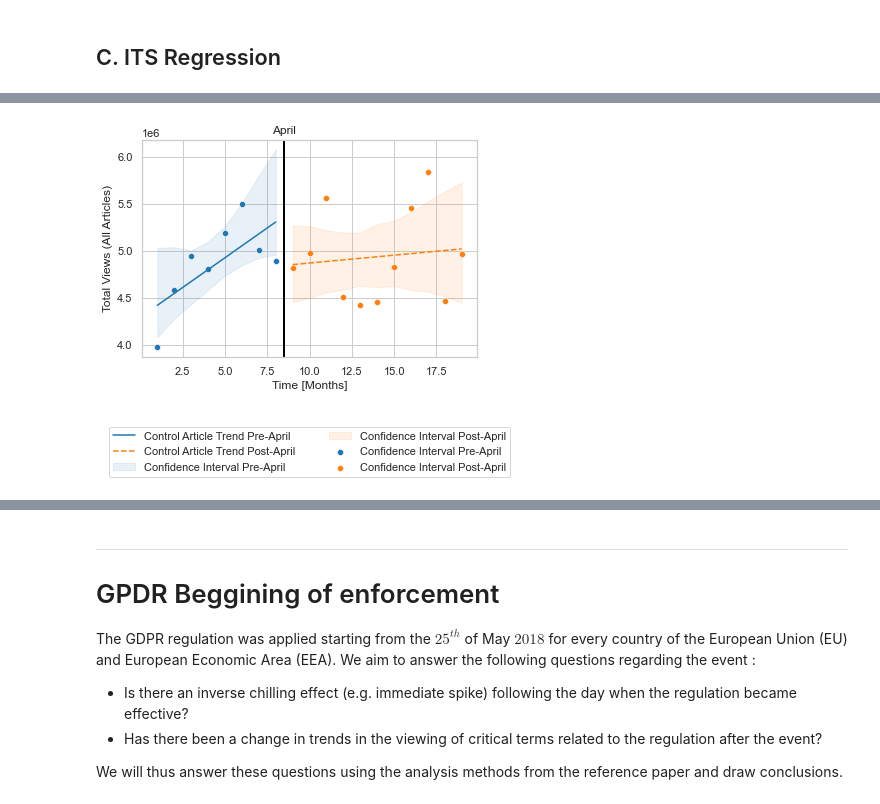
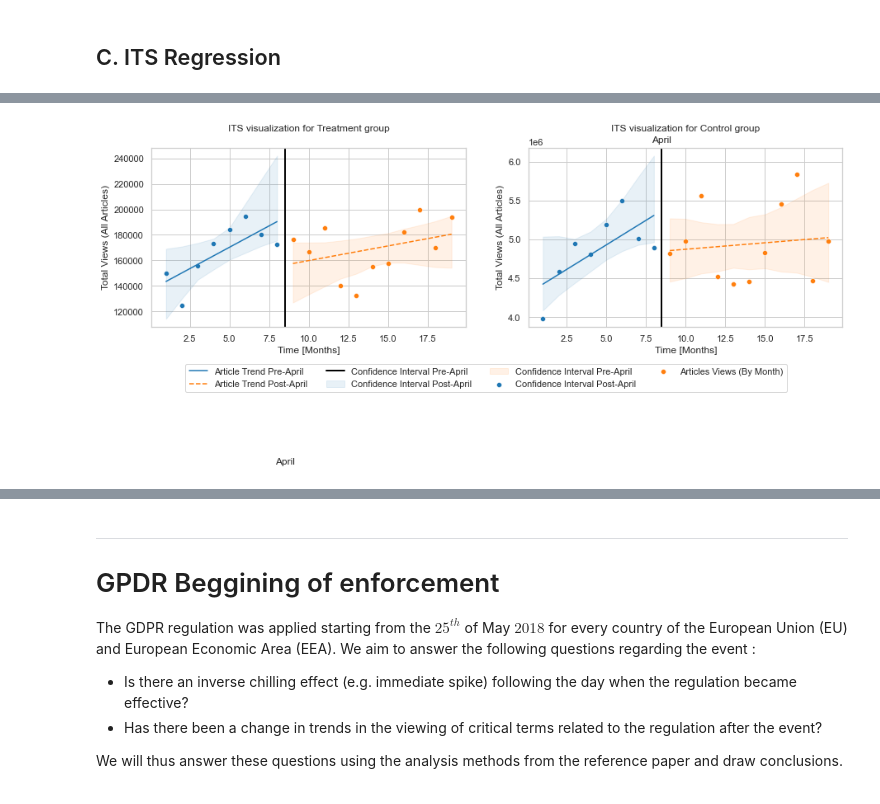
Before and after one commit to epfl-ada/ada-2020-project-milestone-p3-p3_studybuddy, a Jupyter notebook: MilestoneP3.ipynb, the cells around one changed output, grey strips where cells are left out. Cells and saved outputs as stored; diff of their text form; code cells hidden in the pictures.

Commit message:
Implemented one subplot for all plots

```diff
--- a/MilestoneP3.ipynb
+++ b/MilestoneP3.ipynb
@@ -895,7 +895,7 @@ def bootstrap_CI(data, nbr_draws, fit_formula):
         group_means = np.append(group_means, np.array([[np.nanpercentile(means[:,i], 2.5), np.nanpercentile(means[:,i], 97.5)]]), axis=0)
     return group_means
 # %%
-def plot_trends_confidence_intervals(df, reference_point, ypred, y_error, color):
+def plot_trends_confidence_intervals(df, reference_point, ypred, y_error, color, ax = None):
     '''
     Plot the monthly time series and regressions with the confidence interval for the
     given dataset and its interruption moment.
@@ -913,8 +913,12 @@ def plot_trends_confidence_intervals(df, reference_point, ypred, y_error, color)
     color : list
         the list of colors for plotting pre- and post-trends
     '''
-    plt.plot(df['time'][:reference_point], ypred[:reference_point], color=color[0], linestyle='-')
-    plt.plot(df['time'][reference_point:], ypred[reference_point:], color=color[1], linestyle='--')
-    plt.fill_between(df['time'][:reference_point], y_error[:,0][:reference_point], y_error[:,1][:reference_point], color=color[0], alpha=0.1)
-    plt.fill_between(df['time'][reference_point:], y_error[:,0][reference_point:], y_error[:,1][reference_point:], color=color[1], alpha=0.1)
+
+    if ax == None :
+        ax = plt
+
+    ax.plot(df['time'][:reference_point], ypred[:reference_point], color=color[0], linestyle='-')
+    ax.plot(df['time'][reference_point:], ypred[reference_point:], color=color[1], linestyle='--')
+    ax.fill_between(df['time'][:reference_point], y_error[:,0][:reference_point], y_error[:,1][:reference_point], color=color[0], alpha=0.1)
+    ax.fill_between(df['time'][reference_point:], y_error[:,0][reference_point:], y_error[:,1][reference_point:], color=color[1], alpha=0.1)
 # %%
@@ -1203,7 +1200,19 @@ plt.savefig('figs/April_treament_trend.pdf', bbox_inches='tight')
-# %%
-# Plot the control group trends before and after the lauch of the regulation
-plotting('April', 'Control', reference_point, temp_control, ypred_control, y_error_control)
-
-plt.savefig('figs/April_control_trend.pdf', bbox_inches='tight')
-# %% [output]
-[figure, removed]
+# %%
+fig, (ax1,ax2) = plt.subplots(1,2, figsize=(15,4))
+itr = 'April'
+
+# Plot the treatment group trends before and after the adoption of the regulation
+plotting(itr, 'Treatment', reference_point, temp_treatment, ypred_treatment, y_error_treatment, ax=ax1)
+# Plot the control group trends before and after the lauch of the regulation
+plotting(itr, 'Control', reference_point, temp_control, ypred_control, y_error_control, ax=ax2)
+
+fig.legend(bbox_to_anchor=(-0.1, -0.15, 1.2, .102), loc='lower center',
+               ncol=4, borderaxespad=0.,
+               labels = ['Article Trend Pre-' + itr, 'Article Trend Post-' + itr,
+                         'Confidence Interval Pre-' + itr, 'Confidence Interval Post-' + itr,
+                         'Confidence Interval Pre-' + itr, 'Confidence Interval Post-' + itr,
+                         'Articles Views (By Month)'])
+
+plt.show()
+# %% [output]
+[figure, added]
```
Also changed, not shown: parts of 14 cells of this notebook.
